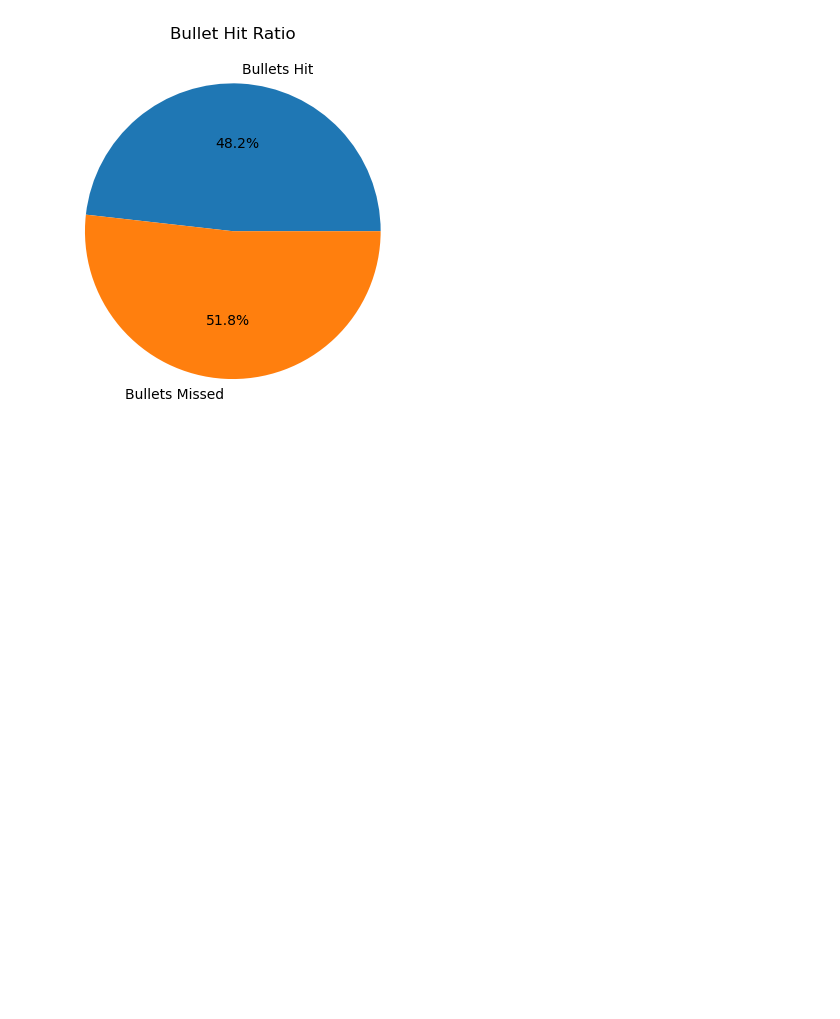
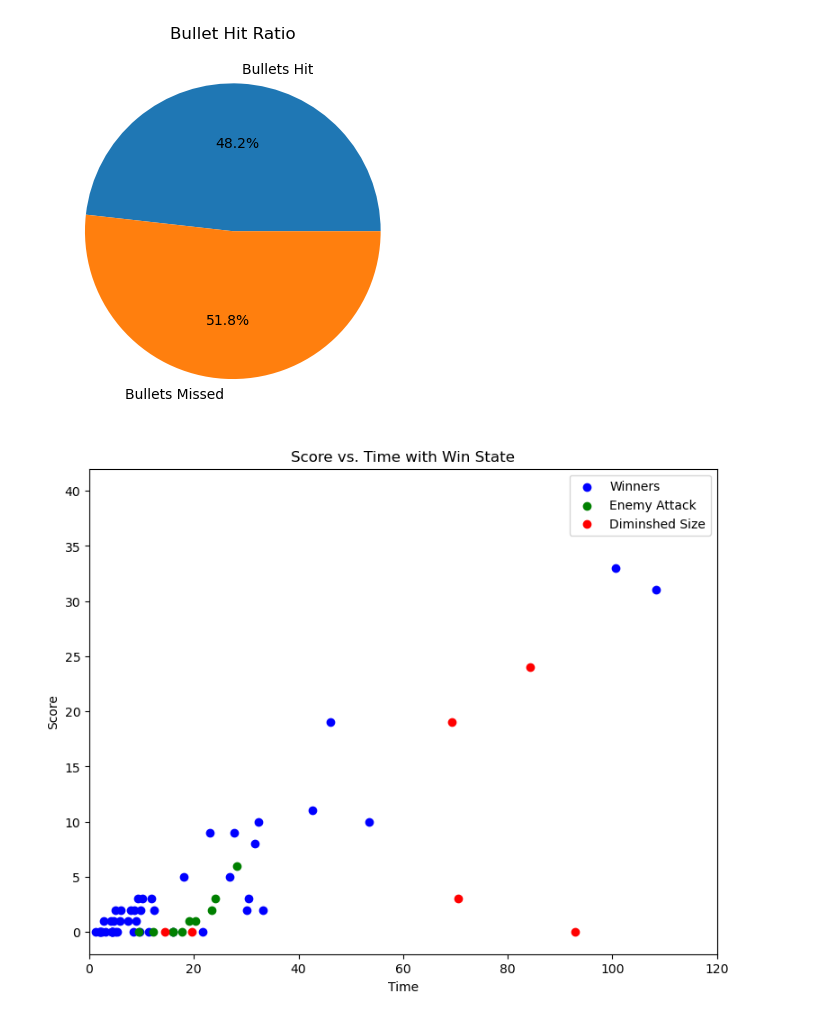
Before and after one commit to Kishan-2505/CSCI-526-Team-Undecided-S23, a Jupyter notebook: Analytics/ANALYTICS.ipynb, the cells around one changed output. Drawn from its saved outputs; the diff is of its cells as text; code cells hidden in the pictures; blank space fills up the shorter version.

```diff
--- a/Analytics/ANALYTICS.ipynb
+++ b/Analytics/ANALYTICS.ipynb
@@ -552,3 +711,48 @@ plt.show()
 56
 27
 [figure]
+# %%
+import matplotlib.pyplot as plt
+
+data = json_response_level2['data']
+
+# Create lists to hold the x and y values for each category
+x_vals_0 = []
+y_vals_0 = []
+x_vals_1 = []
+y_vals_1 = []
+x_vals_3 = []
+y_vals_3 = []
+plt.figure(figsize=(9, 7))
+
+# Populate the lists based on the value of causeOfDeath
+for entry in data:
+    if entry['causeOfDeath'] == 0:
+        x_vals_0.append(entry['time'])
+        y_vals_0.append(entry['score'])
+    elif entry['causeOfDeath'] == 1:
+        x_vals_1.append(entry['time'])
+        y_vals_1.append(entry['score'])
+    elif entry['causeOfDeath'] == 3:
+        x_vals_3.append(entry['time'])
+        y_vals_3.append(entry['score'])
+
+# Create the scatter plots for each category
+scatter_0 = plt.scatter(x_vals_0, y_vals_0, c='blue', label='Winners')
+scatter_1 = plt.scatter(x_vals_1, y_vals_1, c='green', label='Enemy Attack')
+scatter_3 = plt.scatter(x_vals_3, y_vals_3, c='red', label='Diminshed Size')
+
+# Add axis labels and a title
+plt.xlabel('Time')
+plt.ylabel('Score')
+plt.title('Score vs. Time with Win State')
+plt.xlim(0, 120)
+
+# Add a legend for the causeOfDeath categories
+handles, labels = plt.gca().get_legend_handles_labels()
+plt.legend(handles=handles, labels=labels)
+
+# Display the plot
+plt.show()
+# %% [output]
+[figure, added]
```
Also changed, not shown: parts of 16 cells of this notebook.
